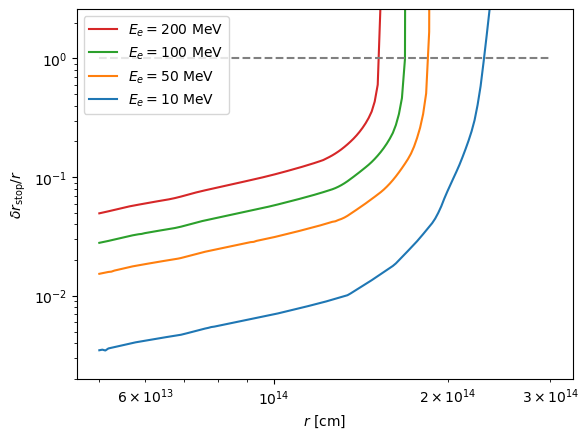
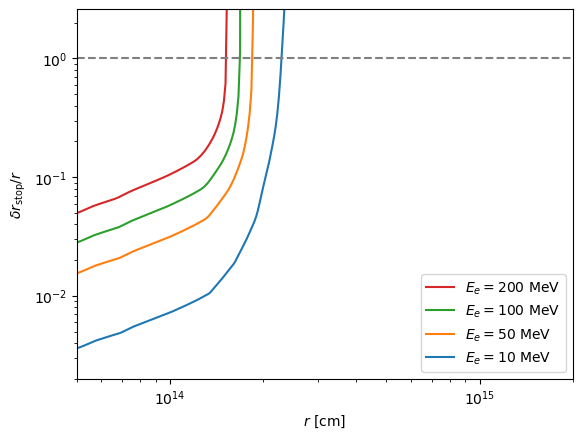
The notebook cell's code change between the first figure and the second:
--- before
+++ after
@@ -3,10 +3,12 @@
 plt.plot(r_list,EL50_r,label=r'$E_e=50$ MeV',color='C1')
 plt.plot(r_list,EL10_r,label=r'$E_e=10$ MeV',color='C0')
-plt.plot([5e13,3e14],[1,1],'--',color='gray')
+plt.plot([5e13,3e15],[1,1],'--',color='gray')
 
 plt.yscale('log')
 plt.xscale('log')
-plt.legend(loc='upper left')
+plt.legend(loc='lower right')
 plt.ylim(0.002,2.6)
+plt.xlim(5e13,2e15)
 plt.xlabel(r'$r$ [cm]')
 plt.ylabel(r'$\delta r_{\rm stop}/r$')
+#plt.savefig('rstop.pdf',bbox_inches='tight')

Commit: Update plots.ipynb